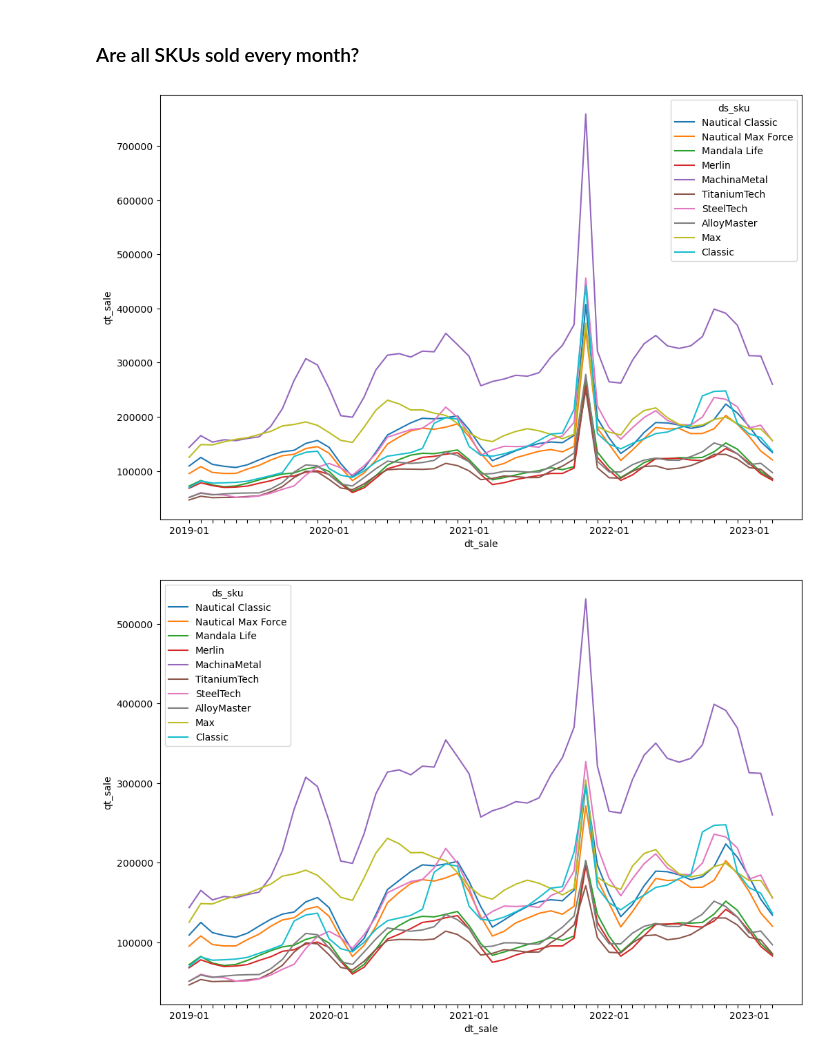
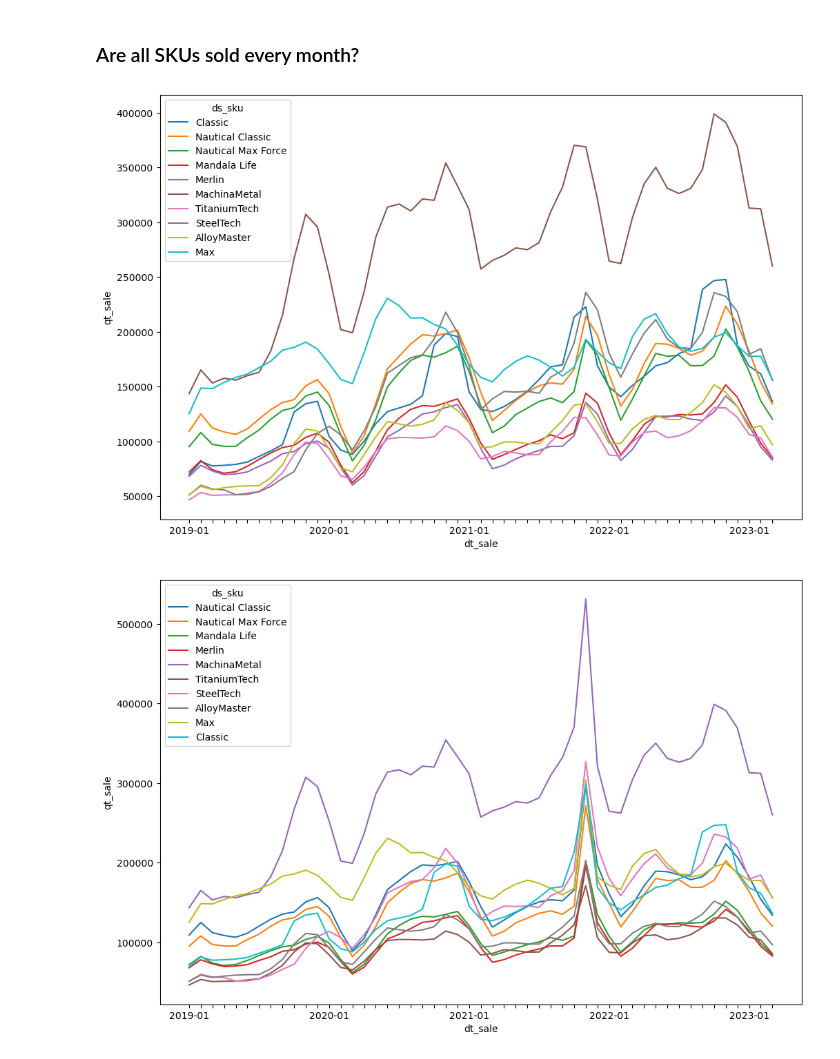
Before and after one commit to felipewhitaker/vai-conecta, a Jupyter notebook: src/analysis/notebook.ipynb, the cells around one changed output. Cells and saved outputs as stored; diff of their text form; code cells hidden in the pictures.

Commit message:
Add `expected groups` plot

```diff
--- a/src/analysis/notebook.ipynb
+++ b/src/analysis/notebook.ipynb
@@ -22,10 +22,10 @@ raw_data = pd.read_csv(SALES_PATH, sep = ";", decimal=",")
 # since `dt_sale` is only related to the month, we can drop the rest
 raw_data["dt_sale"] = raw_data.dt_sale.str.slice(0, 7) # 2020-11
 
-# `MachinaMetal` had two instances of 2021-11, therefore they should be grouped
+# # `MachinaMetal` had two instances of 2021-11, therefore they should be grouped
 
-numeric_columns = raw_data.columns[raw_data.dtypes.isin([np.dtype("int64"), np.dtype("float64")])].difference(["id_sku"])
-data = raw_data.groupby(by = raw_data.columns.difference(numeric_columns).to_list()).aggregate(np.sum).reset_index()
-data["id_sku"] = data["id_sku"].astype(str)
+# numeric_columns = raw_data.columns[raw_data.dtypes.isin([np.dtype("int64"), np.dtype("float64")])].difference(["id_sku"])
+# data = raw_data.groupby(by = raw_data.columns.difference(numeric_columns).to_list()).aggregate(np.sum).reset_index()
+# data["id_sku"] = data["id_sku"].astype(str)
 
-data.head()
+data = raw_data.copy()
@@ -82,20 +85,21 @@ TARGET = "qt_sale"
 # %%
 TOP_NPRODUCTS = 10
 
-gdata = data.groupby(by = [SKU_COL, SKU_NAME, "dt_sale"]).agg({"qt_sale": np.sum})
+# gdata = data.groupby(by = [SKU_COL, SKU_NAME, "dt_sale"]).agg({"qt_sale": np.sum})
+gdata = data.groupby(by = [SKU_COL, SKU_NAME, "dt_sale"]).agg({"qt_sale": "last"})
 
 top_sales = gdata.groupby(SKU_COL).qt_sale.sum().sort_values(ascending = False).head(TOP_NPRODUCTS).index.values
 
 gdata.reset_index(inplace = True)
 p = sns.lineplot(x = "dt_sale", y = "qt_sale", hue = SKU_NAME, data = gdata[gdata[SKU_COL].isin(top_sales)])
 
 reduce_xticks(p, 12)
 
 # it appears that there is a month that had very high sales, which could be an outlier;
 # unless this is due to end of the year sales, it should be fixed (or at least not considered for
 # model training)
 # %% [output]
-[figure, old version]
+[figure, new version]
 # %%
 def fix_sales(name: str, previous: float, current: float, rate: float = 1.5, top_rate: float = 50.):
     """Compares `previous` and `current`, returning `rate * previous` if `current / previous > 1.5`.
```
Also changed, not shown: parts of 4 cells of this notebook.
